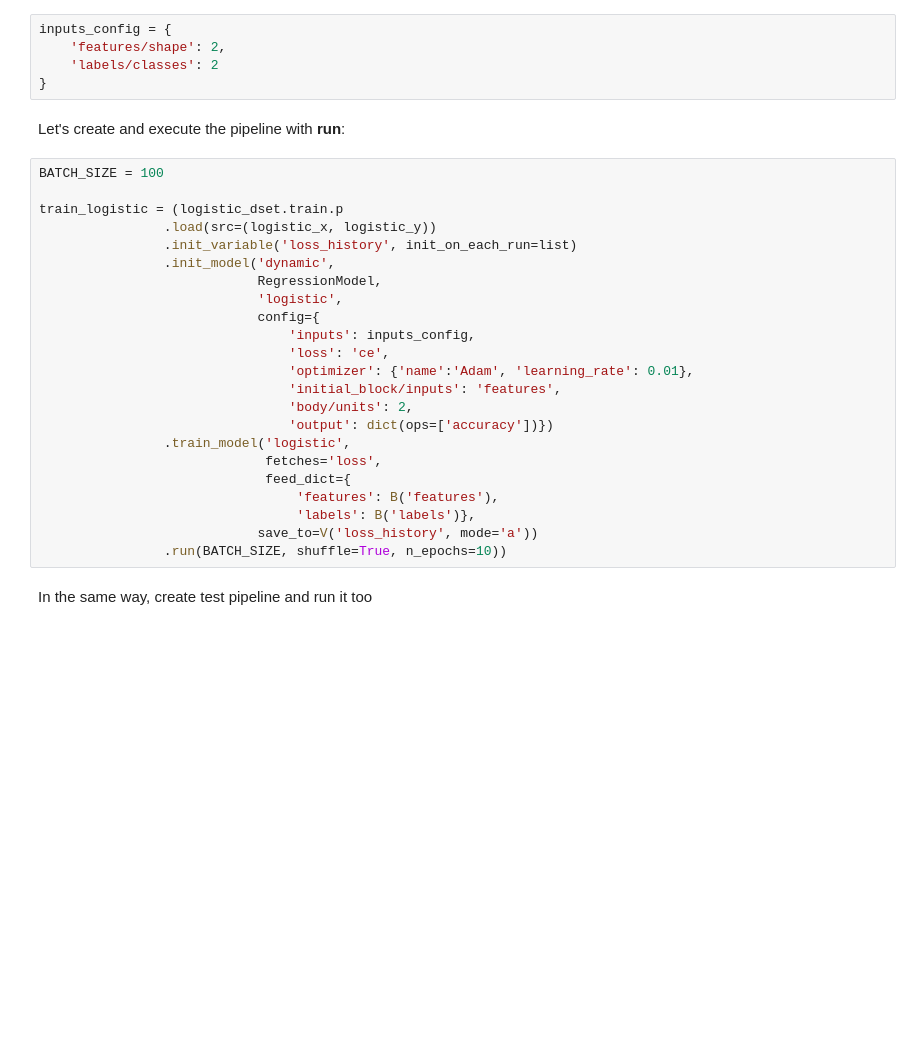
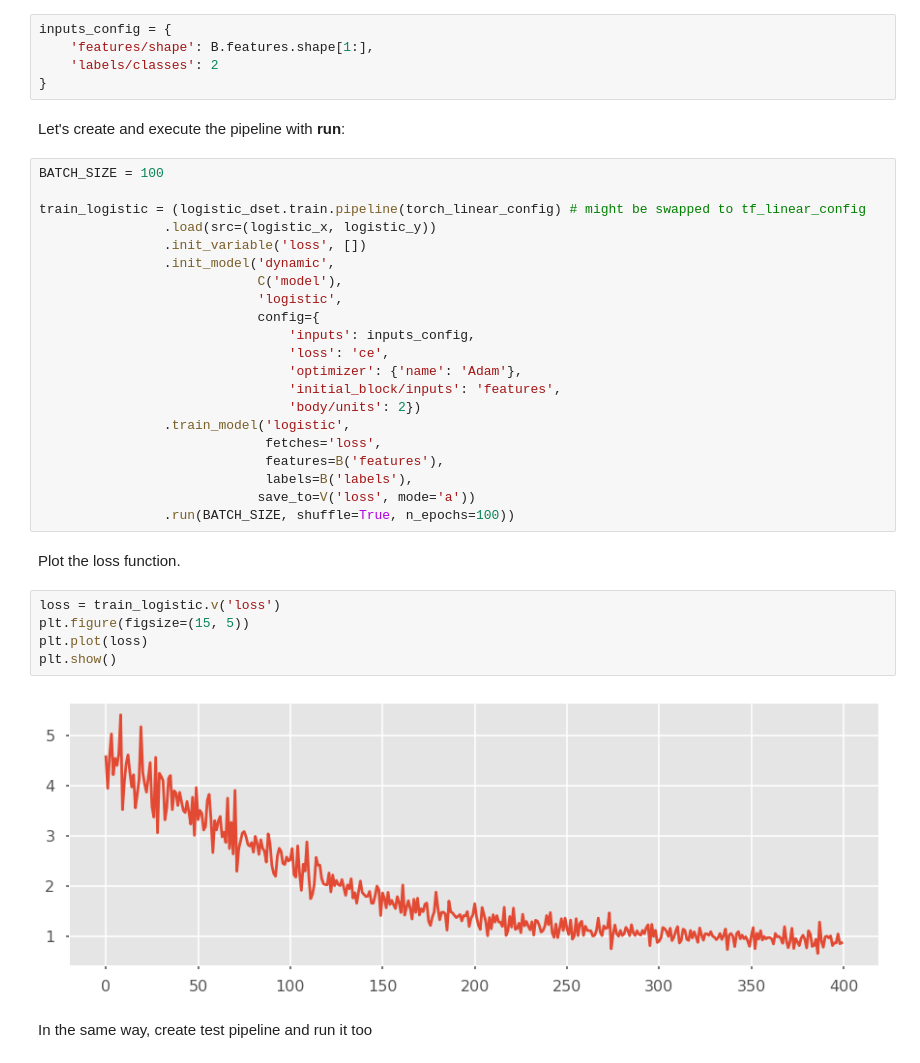
Before and after one commit to analysiscenter/batchflow, a Jupyter notebook: examples/tutorials/04_linear_models_example.ipynb, the cells around one changed output. Saved outputs shown, nothing was run; the diff lists cells and outputs as text; blank space fills up the shorter version.

```diff
--- a/examples/tutorials/04_linear_models_example.ipynb
+++ b/examples/tutorials/04_linear_models_example.ipynb
@@ -285,6 +313,6 @@ As you can see, the pipeline and configurations also does not change much:
 # %%
 inputs_config = {
-    'features/shape': 2,
+    'features/shape': B.features.shape[1:],
     'labels/classes': 2
 }
 # %% [markdown]
@@ -292,26 +320,33 @@ Let's create and execute the pipeline with __run__:
 # %%
 BATCH_SIZE = 100
 
-train_logistic = (logistic_dset.train.p
+train_logistic = (logistic_dset.train.pipeline(torch_linear_config) # might be swapped to tf_linear_config
                 .load(src=(logistic_x, logistic_y))
-                .init_variable('loss_history', init_on_each_run=list)
+                .init_variable('loss', [])
                 .init_model('dynamic',
-                            RegressionModel,
+                            C('model'),
                             'logistic',
                             config={
                                 'inputs': inputs_config,
                                 'loss': 'ce',
-                                'optimizer': {'name':'Adam', 'learning_rate': 0.01},
+                                'optimizer': {'name': 'Adam'},
                                 'initial_block/inputs': 'features',
-                                'body/units': 2,
-                                'output': dict(ops=['accuracy'])})
+                                'body/units': 2})
                 .train_model('logistic',
                              fetches='loss',
-                             feed_dict={
-                                 'features': B('features'),
-                                 'labels': B('labels')},
-                            save_to=V('loss_history', mode='a'))
-                .run(BATCH_SIZE, shuffle=True, n_epochs=10))
+                             features=B('features'),
+                             labels=B('labels'),
+                            save_to=V('loss', mode='a'))
+                .run(BATCH_SIZE, shuffle=True, n_epochs=100))
+# %% [markdown]
+Plot the loss function.
+# %%
+loss = train_logistic.v('loss')
+plt.figure(figsize=(15, 5))
+plt.plot(loss)
+plt.show()
+# %% [output]
+[figure, added]
 # %% [markdown]
 In the same way, create test pipeline and run it too
 # %%
```
Also changed, not shown: parts of 45 cells of this notebook.
